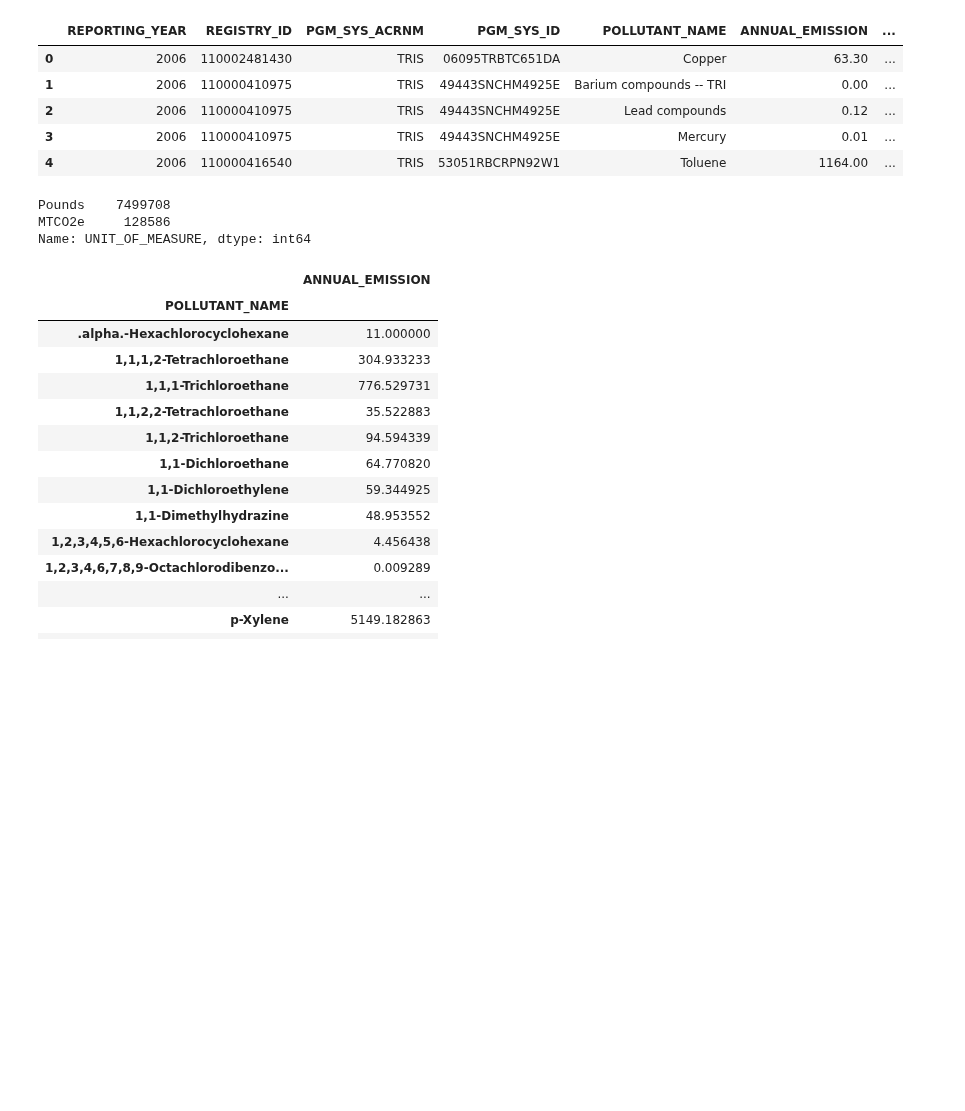
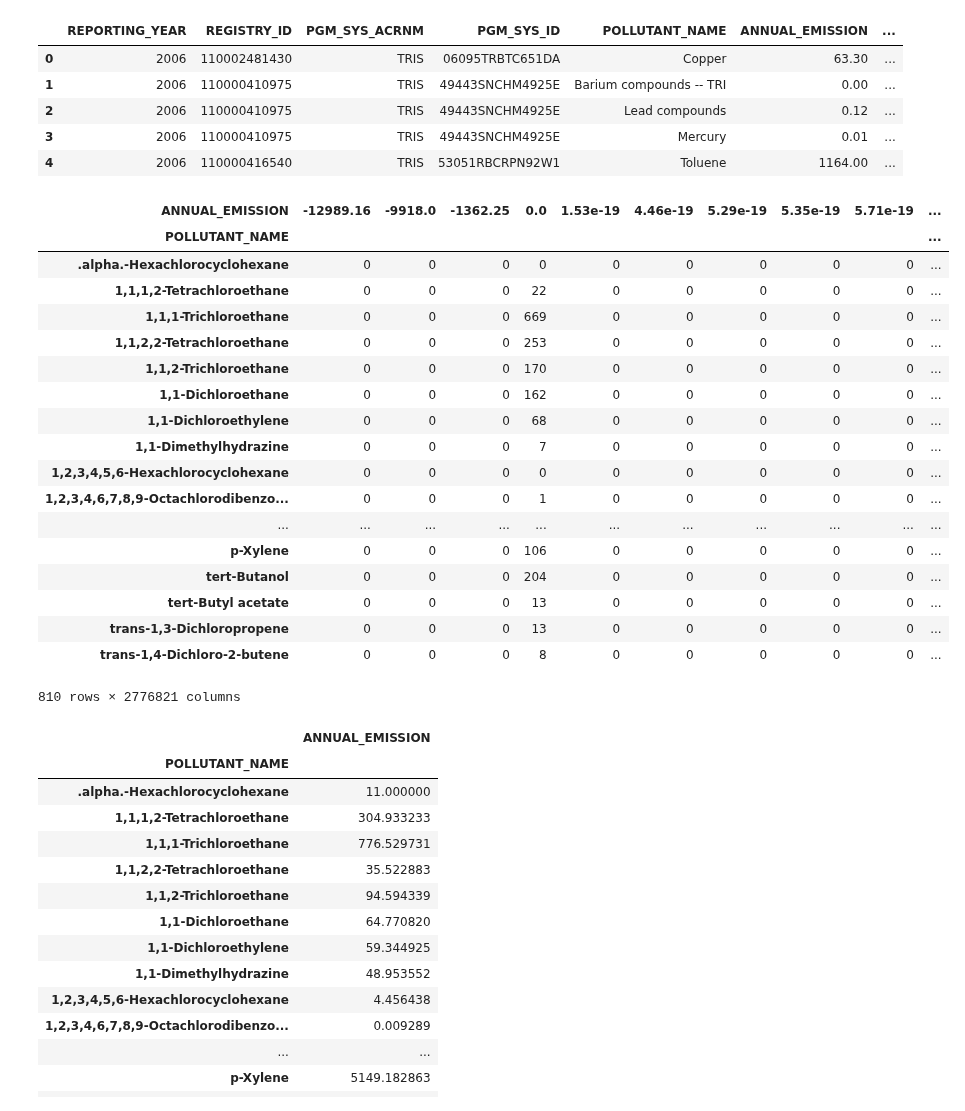
Before and after one commit to Aycrazy/ML_Project, a Jupyter notebook: ICIS_explore_2.ipynb, the cells around one changed output. Saved outputs shown, nothing was run; the diff lists cells and outputs as text; code cells hidden in the pictures; blank space fills up the shorter version.

```diff
--- a/ICIS_explore_2.ipynb
+++ b/ICIS_explore_2.ipynb
@@ -132,14 +132,28 @@ emissions.head()
 | 2 | 2006 | 110000410975 | TRIS | 49443SNCHM4925E | Lead compounds | 0.12 | ... |
 | 3 | 2006 | 110000410975 | TRIS | 49443SNCHM4925E | Mercury | 0.01 | ... |
 | 4 | 2006 | 110000416540 | TRIS | 53051RBCRPN92W1 | Toluene | 1164.00 | ... |
-# %%
-emissions.UNIT_OF_MEASURE.value_counts()
-# %% [output]
-Pounds    7499708
-MTCO2e     128586
-Name: UNIT_OF_MEASURE, dtype: int64
 # %%
-cross_vectors(emissionsemissions[emissions.UNIT_OF_MEASURE=='Pounds'][emissions.UNIT_OF_MEASURE=='Pounds'], 'POLLUTANT_NAME', 'ANNUAL_EMISSION')
+cross_vectors(emissions, 'POLLUTANT_NAME', 'ANNUAL_EMISSION')
+# %% [output]
+| ANNUAL_EMISSION | -12989.16 | -9918.0 | -1362.25 | 0.0 | 1.53e-19 | 4.46e-19 | 5.29e-19 | 5.35e-19 | 5.71e-19 | ... |
+| POLLUTANT_NAME |  |  |  |  |  |  |  |  |  | ... |
+| .alpha.-Hexachlorocyclohexane | 0 | 0 | 0 | 0 | 0 | 0 | 0 | 0 | 0 | ... |
+| 1,1,1,2-Tetrachloroethane | 0 | 0 | 0 | 22 | 0 | 0 | 0 | 0 | 0 | ... |
+| 1,1,1-Trichloroethane | 0 | 0 | 0 | 669 | 0 | 0 | 0 | 0 | 0 | ... |
+| 1,1,2,2-Tetrachloroethane | 0 | 0 | 0 | 253 | 0 | 0 | 0 | 0 | 0 | ... |
+| 1,1,2-Trichloroethane | 0 | 0 | 0 | 170 | 0 | 0 | 0 | 0 | 0 | ... |
+| 1,1-Dichloroethane | 0 | 0 | 0 | 162 | 0 | 0 | 0 | 0 | 0 | ... |
+| 1,1-Dichloroethylene | 0 | 0 | 0 | 68 | 0 | 0 | 0 | 0 | 0 | ... |
+| 1,1-Dimethylhydrazine | 0 | 0 | 0 | 7 | 0 | 0 | 0 | 0 | 0 | ... |
+| 1,2,3,4,5,6-Hexachlorocyclohexane | 0 | 0 | 0 | 0 | 0 | 0 | 0 | 0 | 0 | ... |
+| 1,2,3,4,6,7,8,9-Octachlorodibenzo... | 0 | 0 | 0 | 1 | 0 | 0 | 0 | 0 | 0 | ... |
+| ... | ... | ... | ... | ... | ... | ... | ... | ... | ... | ... |
+| p-Xylene | 0 | 0 | 0 | 106 | 0 | 0 | 0 | 0 | 0 | ... |
+| tert-Butanol | 0 | 0 | 0 | 204 | 0 | 0 | 0 | 0 | 0 | ... |
+| tert-Butyl acetate | 0 | 0 | 0 | 13 | 0 | 0 | 0 | 0 | 0 | ... |
+| trans-1,3-Dichloropropene | 0 | 0 | 0 | 13 | 0 | 0 | 0 | 0 | 0 | ... |
+| trans-1,4-Dichloro-2-butene | 0 | 0 | 0 | 8 | 0 | 0 | 0 | 0 | 0 | ... |
+810 rows × 2776821 columns
 # %%
 emissions[['POLLUTANT_NAME','ANNUAL_EMISSION']].groupby('POLLUTANT_NAME').mean()
 # %% [output]
```
Also changed, not shown: parts of 3 cells of this notebook, 7 other files.
